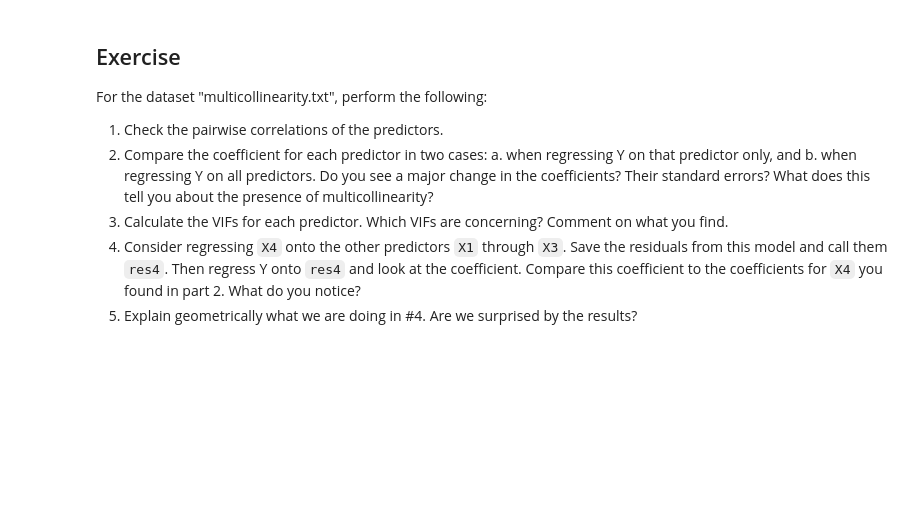
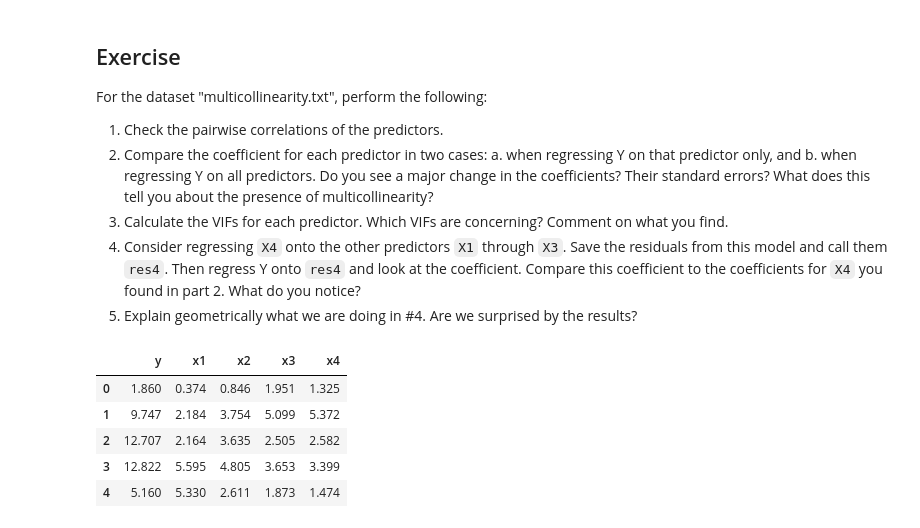
Before and after one commit to Branflakes333/linear_regression, a Jupyter notebook: Code/multicollinearity_toy_ex.ipynb, the cells around one changed output. Saved outputs shown, nothing was run; the diff lists cells and outputs as text; code cells hidden in the pictures; blank space fills up the shorter version.

```diff
--- a/Code/multicollinearity_toy_ex.ipynb
+++ b/Code/multicollinearity_toy_ex.ipynb
@@ -427,3 +427,17 @@ For the dataset "multicollinearity.txt", perform the following:
 3. Calculate the VIFs for each predictor. Which VIFs are concerning? Comment on what you find.
 4. Consider regressing `X4` onto the other predictors `X1` through `X3`. Save the residuals from this model and call them `res4`. Then regress Y onto `res4` and look at the coefficient. Compare this coefficient to the coefficients for `X4` you found in part 2. What do you notice?
 5. Explain geometrically what we are doing in #4. Are we surprised by the results?
+# %%
+
+exe_data = pd.read_csv("../data/multicollinearity.txt",delim_whitespace=True)
+
+y = exe_data['y']
+X = exe_data[['x1','x2','x3','x4']]
+exe_data.head()
+# %% [output]
+|  | y | x1 | x2 | x3 | x4 |
+| 0 | 1.860 | 0.374 | 0.846 | 1.951 | 1.325 |
+| 1 | 9.747 | 2.184 | 3.754 | 5.099 | 5.372 |
+| 2 | 12.707 | 2.164 | 3.635 | 2.505 | 2.582 |
+| 3 | 12.822 | 5.595 | 4.805 | 3.653 | 3.399 |
+| 4 | 5.160 | 5.330 | 2.611 | 1.873 | 1.474 |
```
Also changed, not shown: parts of 3 cells of this notebook.
